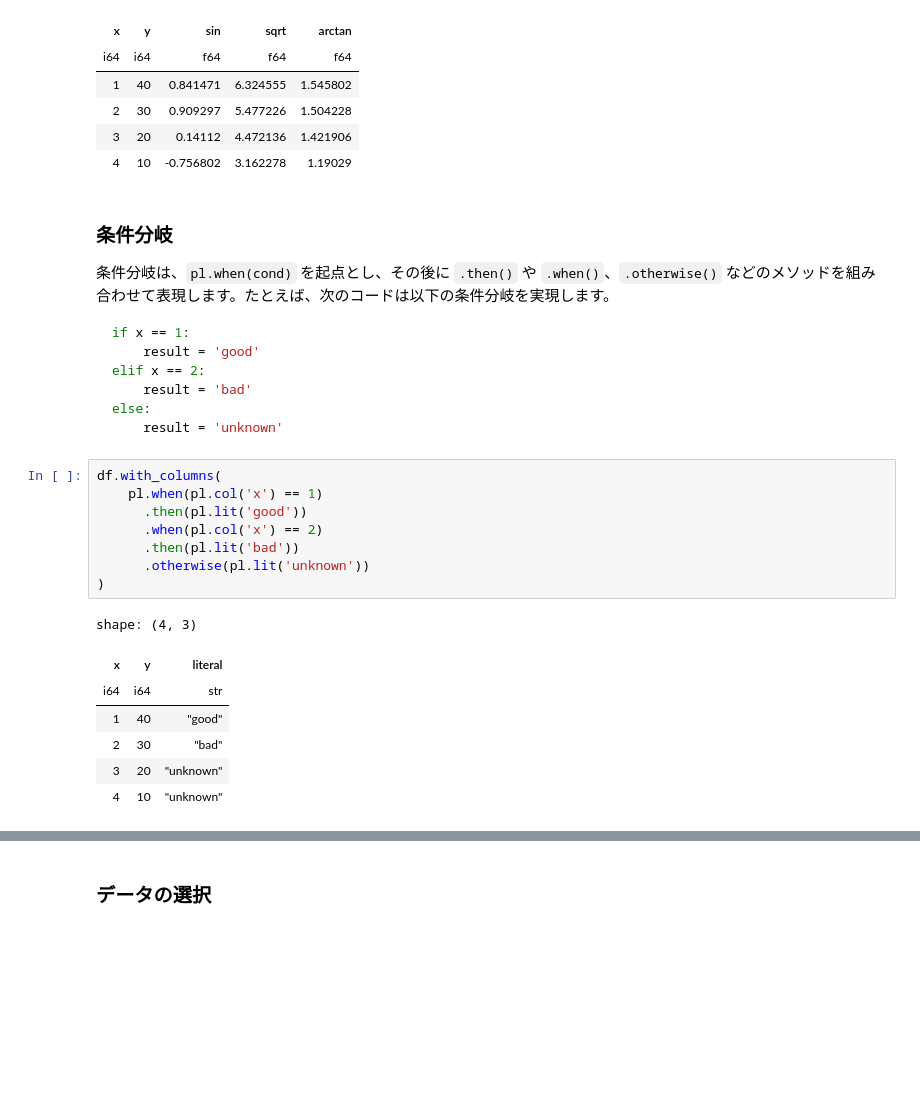
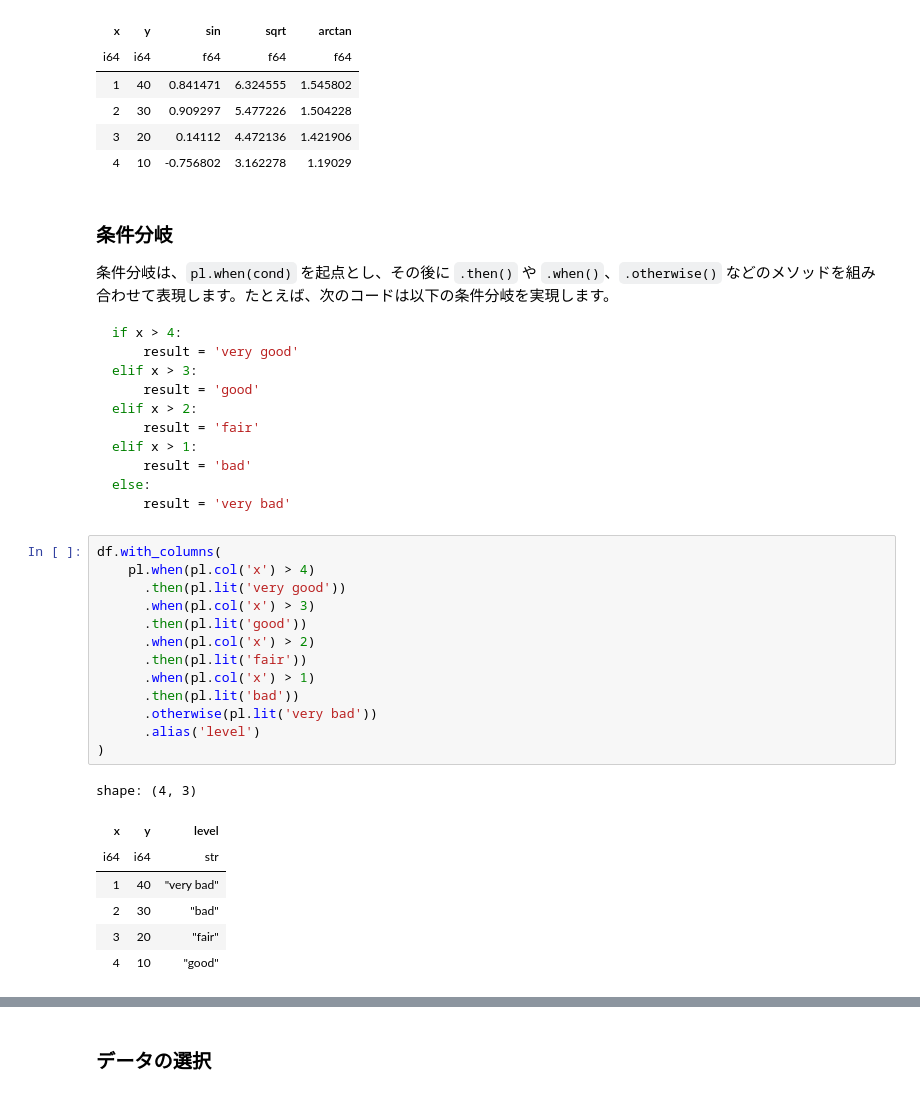
Before and after one commit to ruoyu0088/polars_guide, a Jupyter notebook: polars_guide/010_polars_expression.ipynb, the cells around one changed output, grey strips where cells are left out. Saved outputs shown, nothing was run; the diff lists cells and outputs as text; blank space fills up the shorter version.

````diff
--- a/polars_guide/010_polars_expression.ipynb
+++ b/polars_guide/010_polars_expression.ipynb
@@ -841,26 +841,35 @@ shape: (4, 5)
 条件分岐は、`pl.when(cond)` を起点とし、その後に `.then()` や `.when()`、`.otherwise()` などのメソッドを組み合わせて表現します。たとえば、次のコードは以下の条件分岐を実現します。
 
 ```python
-if x == 1:
+if x > 4:
+    result = 'very good'
+elif x > 3:
     result = 'good'
-elif x == 2:
+elif x > 2:
+    result = 'fair'
+elif x > 1:
     result = 'bad'
 else:
-    result = 'unknown'
+    result = 'very bad'
 ```
 # %%
 df.with_columns(
-    pl.when(pl.col('x') == 1)
+    pl.when(pl.col('x') > 4)
+      .then(pl.lit('very good'))
+      .when(pl.col('x') > 3)
       .then(pl.lit('good'))
-      .when(pl.col('x') == 2)
+      .when(pl.col('x') > 2)
+      .then(pl.lit('fair'))
+      .when(pl.col('x') > 1)
       .then(pl.lit('bad'))
-      .otherwise(pl.lit('unknown'))
+      .otherwise(pl.lit('very bad'))
+      .alias('level')
 )
 # %% [output]
 shape: (4, 3)
-| x | y | literal |
+| x | y | level |
 | i64 | i64 | str |
-| 1 | 40 | "good" |
+| 1 | 40 | "very bad" |
 | 2 | 30 | "bad" |
-| 3 | 20 | "unknown" |
-| 4 | 10 | "unknown" |
+| 3 | 20 | "fair" |
+| 4 | 10 | "good" |
````
Also changed, not shown: parts of 24 cells of this notebook.
